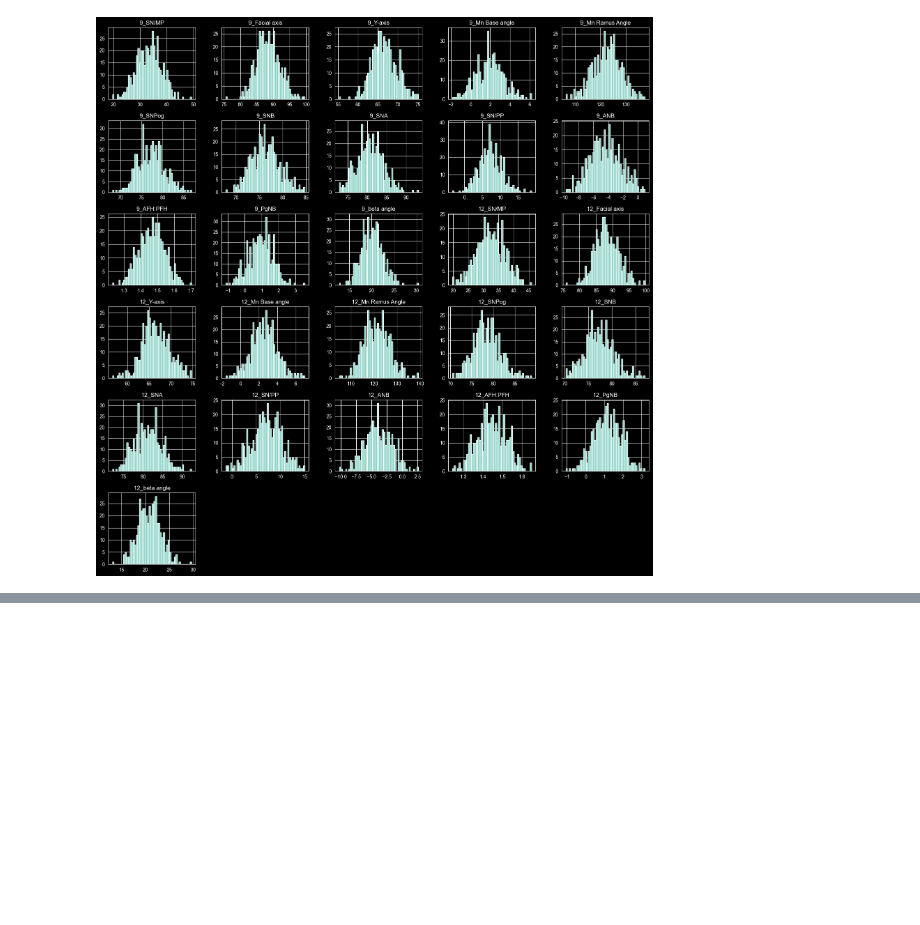
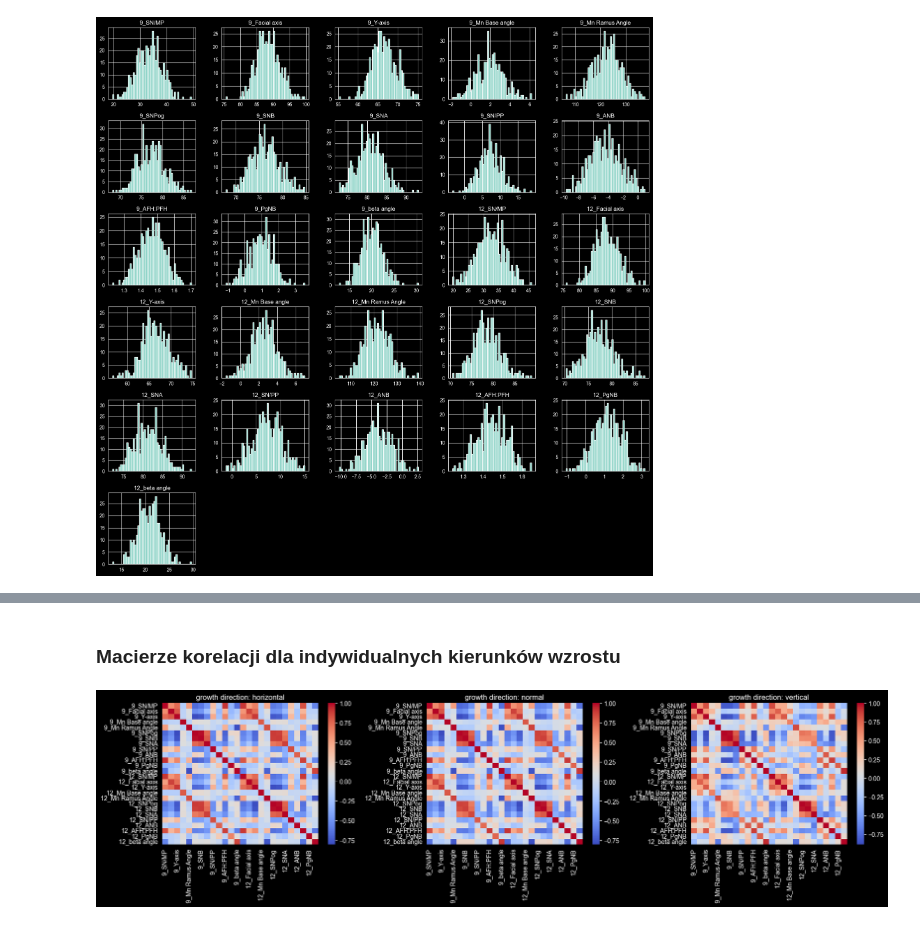
Before and after one commit to ondrey-16/WSI_Classification_Regression_Proj1, a Jupyter notebook: Classification/notebooks/dataset_analyze.ipynb, the cells around one changed output, grey strips where cells are left out. Cells and saved outputs as stored; diff of their text form; code cells hidden in the pictures; blank space fills up the shorter version.

```diff
--- a/Classification/notebooks/dataset_analyze.ipynb
+++ b/Classification/notebooks/dataset_analyze.ipynb
@@ -88,0 +112,23 @@ array([[<Axes: title={'center': '9_SN/MP'}>,
+# %% [markdown]
+### Macierze korelacji dla indywidualnych kierunków wzrostu
+# %%
+target_col = "growth direction"
+labels = df[target_col].unique()
+
+n_cols = 3
+n_rows = 1
+
+fig, axes = plt.subplots(n_rows, n_cols, figsize=(18, 5 * n_rows))
+axes = axes.flatten()
+
+for i, label in enumerate(labels):
+    subset = df[df[target_col] == label].select_dtypes(include="number")
+    corr = subset.corr()
+
+    sns.heatmap(corr, cmap="coolwarm", annot=False, fmt=".2f", ax=axes[i])
+    axes[i].set_title(f"{target_col}: {label}")
+
+plt.tight_layout()
+plt.show()
+# %% [output]
+[figure, added]
```
Also changed, not shown: parts of 18 cells of this notebook, 4 other files.
